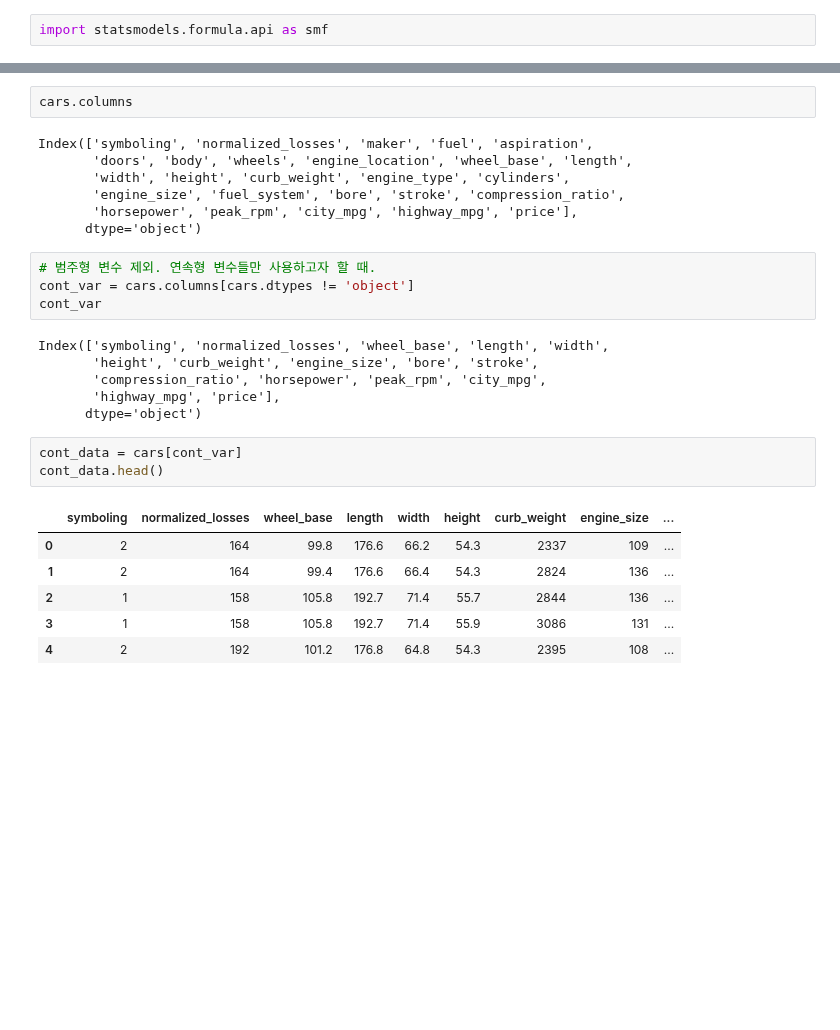
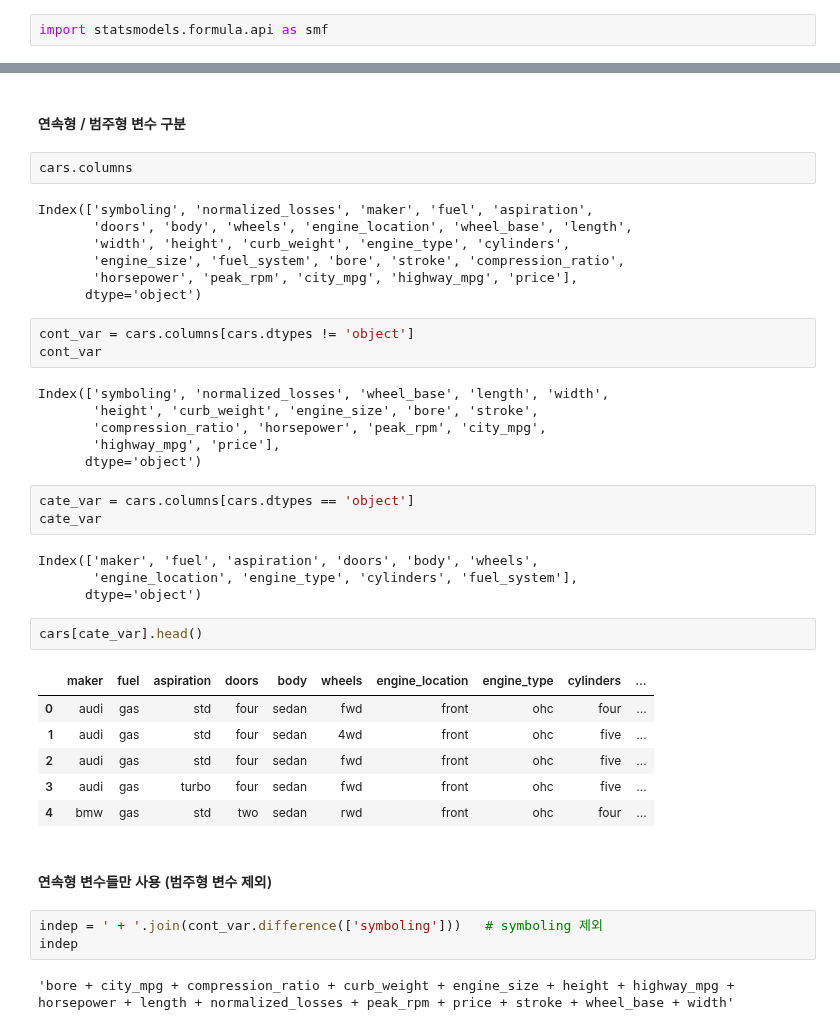
Before and after one commit to woosa7/PythonDataAnalytics, a Jupyter notebook: KMU/Lec04_LinearModel.ipynb, the cells around one changed output, grey strips where cells are left out. Saved outputs shown, nothing was run; the diff lists cells and outputs as text; blank space fills up the shorter version.

```diff
--- a/KMU/Lec04_LinearModel.ipynb
+++ b/KMU/Lec04_LinearModel.ipynb
@@ -106,3 +122,5 @@ OLS Regression Results
+# %% [markdown]
+#### 연속형 / 범주형 변수 구분
 # %%
 cars.columns
 # %% [output]
@@ -113,7 +131,6 @@ Index(['symboling', 'normalized_losses', 'maker', 'fuel', 'aspiration',
        'horsepower', 'peak_rpm', 'city_mpg', 'highway_mpg', 'price'],
       dtype='object')
 # %%
-# 범주형 변수 제외. 연속형 변수들만 사용하고자 할 때.
 cont_var = cars.columns[cars.dtypes != 'object']
 cont_var
 # %% [output]
@@ -122,14 +139,27 @@ Index(['symboling', 'normalized_losses', 'wheel_base', 'length', 'width',
        'compression_ratio', 'horsepower', 'peak_rpm', 'city_mpg',
        'highway_mpg', 'price'],
       dtype='object')
-# %%
-cont_data = cars[cont_var]
-cont_data.head()
-# %% [output]
-|  | symboling | normalized_losses | wheel_base | length | width | height | curb_weight | engine_size | ... |
-| 0 | 2 | 164 | 99.8 | 176.6 | 66.2 | 54.3 | 2337 | 109 | ... |
-| 1 | 2 | 164 | 99.4 | 176.6 | 66.4 | 54.3 | 2824 | 136 | ... |
-| 2 | 1 | 158 | 105.8 | 192.7 | 71.4 | 55.7 | 2844 | 136 | ... |
-| 3 | 1 | 158 | 105.8 | 192.7 | 71.4 | 55.9 | 3086 | 131 | ... |
-| 4 | 2 | 192 | 101.2 | 176.8 | 64.8 | 54.3 | 2395 | 108 | ... |
+# %%
+cate_var = cars.columns[cars.dtypes == 'object']
+cate_var
+# %% [output]
+Index(['maker', 'fuel', 'aspiration', 'doors', 'body', 'wheels',
+       'engine_location', 'engine_type', 'cylinders', 'fuel_system'],
+      dtype='object')
+# %%
+cars[cate_var].head()
+# %% [output]
+|  | maker | fuel | aspiration | doors | body | wheels | engine_location | engine_type | cylinders | ... |
+| 0 | audi | gas | std | four | sedan | fwd | front | ohc | four | ... |
+| 1 | audi | gas | std | four | sedan | 4wd | front | ohc | five | ... |
+| 2 | audi | gas | std | four | sedan | fwd | front | ohc | five | ... |
+| 3 | audi | gas | turbo | four | sedan | fwd | front | ohc | five | ... |
+| 4 | bmw | gas | std | two | sedan | rwd | front | ohc | four | ... |
+# %% [markdown]
+#### 연속형 변수들만 사용 (범주형 변수 제외)
+# %%
+indep = ' + '.join(cont_var.difference(['symboling']))   # symboling 제외
+indep
+# %% [output]
+'bore + city_mpg + compression_ratio + curb_weight + engine_size + height + highway_mpg + horsepower + length + normalized_losses + peak_rpm + price + stroke + wheel_base + width'
 # %%
```
Also changed, not shown: parts of 26 cells of this notebook, 9 other files.
